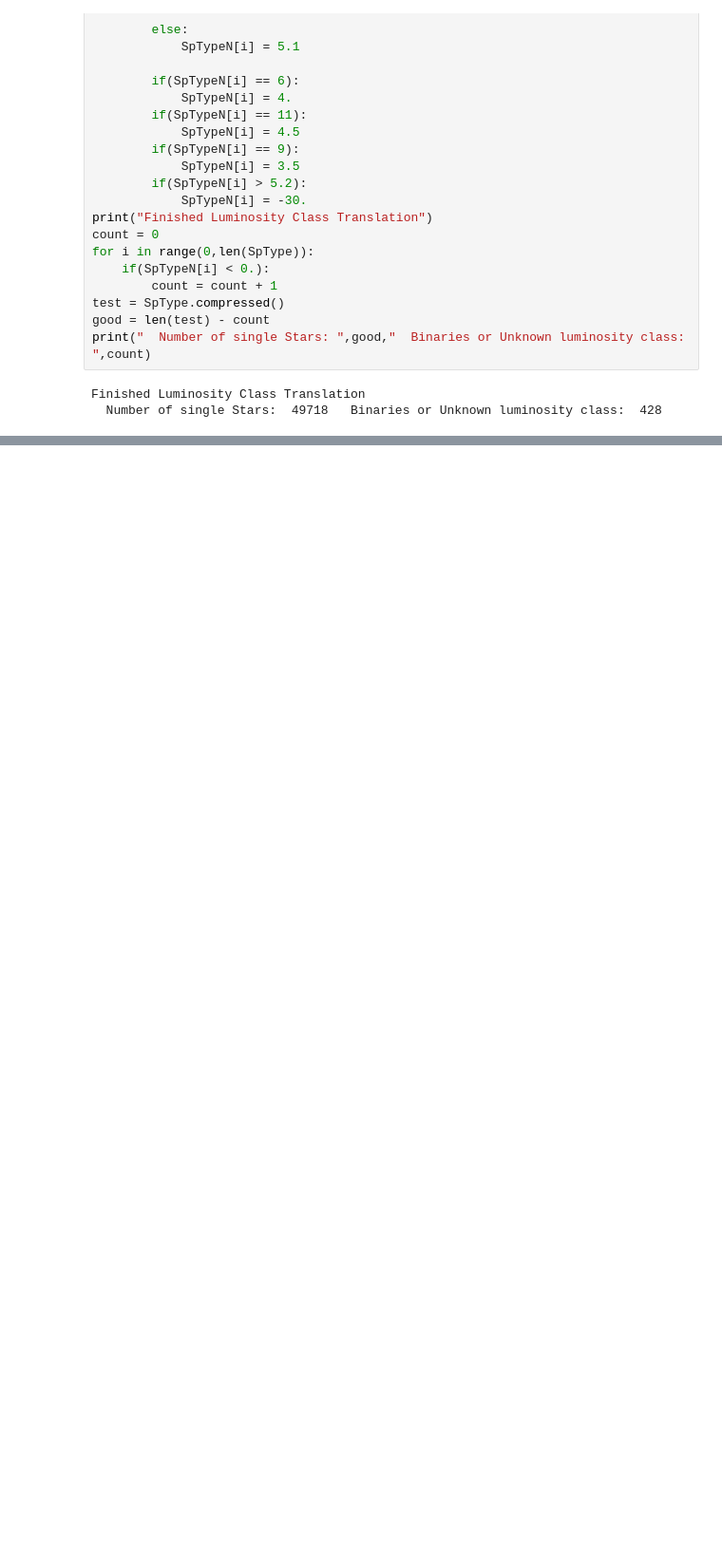
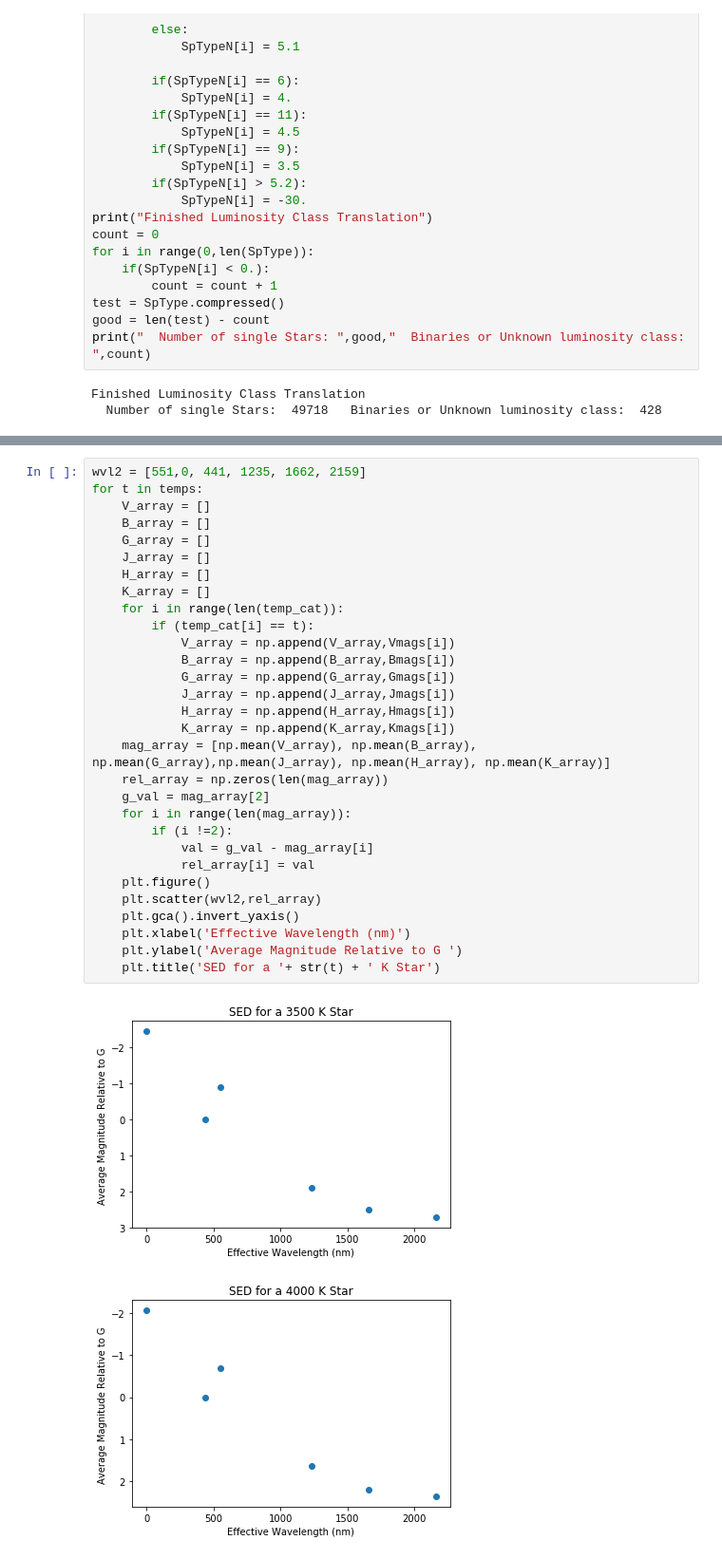
Before and after one commit to leemundy/GAIA, a Jupyter notebook: Work-Areas/rpopescu/notebook/Make_SEDs.ipynb, the cells around one changed output, grey strips where cells are left out. Shown at 95% size. Cells and saved outputs as stored; diff of their text form; blank space fills up the shorter version.

```diff
--- a/Work-Areas/rpopescu/notebook/Make_SEDs.ipynb
+++ b/Work-Areas/rpopescu/notebook/Make_SEDs.ipynb
@@ -266,0 +320,33 @@ print(temp_max)
+# %%
+wvl2 = [551,0, 441, 1235, 1662, 2159]
+for t in temps:
+    V_array = []
+    B_array = []
+    G_array = []
+    J_array = []
+    H_array = []
+    K_array = []
+    for i in range(len(temp_cat)):
+        if (temp_cat[i] == t):
+            V_array = np.append(V_array,Vmags[i])
+            B_array = np.append(B_array,Bmags[i])
+            G_array = np.append(G_array,Gmags[i])
+            J_array = np.append(J_array,Jmags[i])
+            H_array = np.append(H_array,Hmags[i])
+            K_array = np.append(K_array,Kmags[i])
+    mag_array = [np.mean(V_array), np.mean(B_array), np.mean(G_array),np.mean(J_array), np.mean(H_array), np.mean(K_array)]
+    rel_array = np.zeros(len(mag_array))
+    g_val = mag_array[2]
+    for i in range(len(mag_array)):
+        if (i !=2):
+            val = g_val - mag_array[i]
+            rel_array[i] = val
+    plt.figure()
+    plt.scatter(wvl2,rel_array)
+    plt.gca().invert_yaxis()
+    plt.xlabel('Effective Wavelength (nm)')
+    plt.ylabel('Average Magnitude Relative to G ')
+    plt.title('SED for a '+ str(t) + ' K Star')
+# %% [output]
+[figure, added]
+[figure, added]
```
Also changed, not shown: parts of 5 cells of this notebook.
